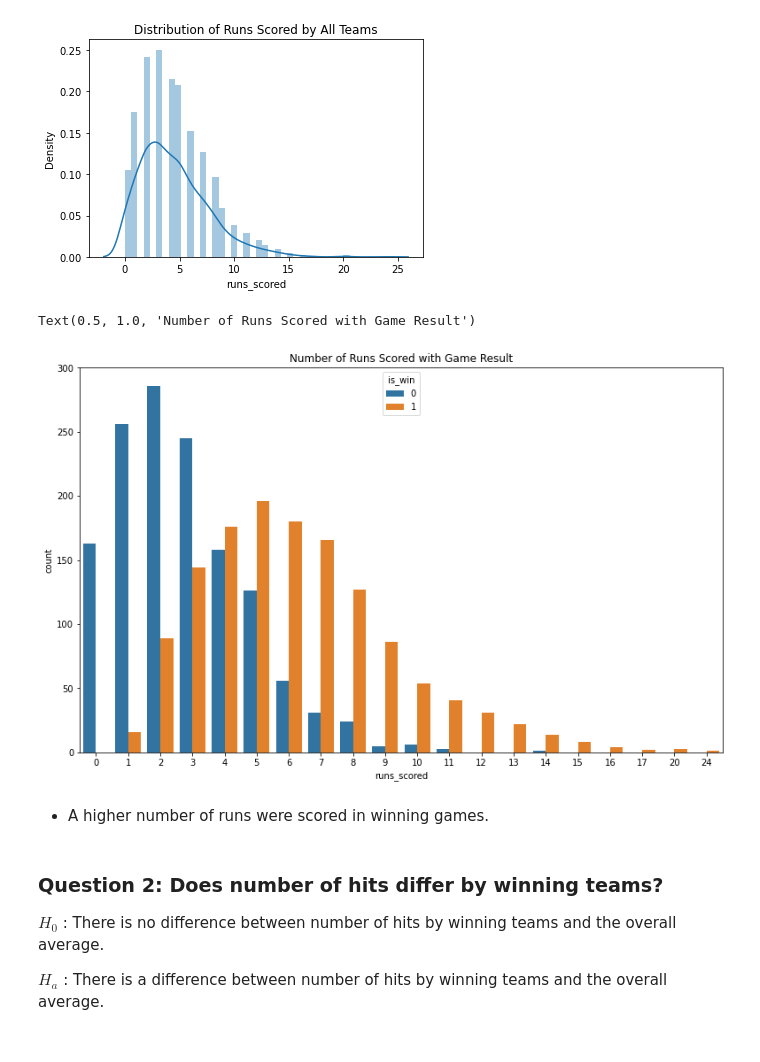
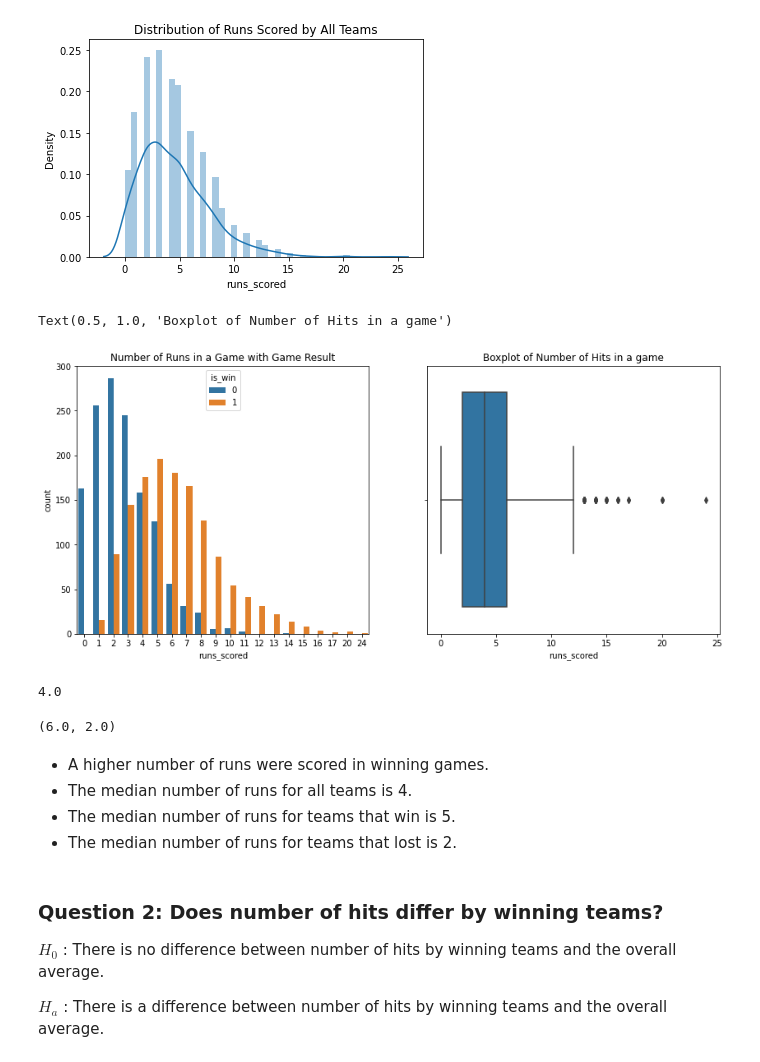
Before and after one commit to veronica-f-reyes/individual-project, a Jupyter notebook: Final_Baseball_Project_Notebook.ipynb, the cells around one changed output. Drawn from its saved outputs; the diff is of its cells as text; code cells hidden in the pictures.

```diff
--- a/Final_Baseball_Project_Notebook.ipynb
+++ b/Final_Baseball_Project_Notebook.ipynb
@@ -740,14 +810,30 @@ plt.title('Distribution of Runs Scored by All Teams')
 Text(0.5, 1.0, 'Distribution of Runs Scored by All Teams')
 [figure]
 # %%
-f, ax = plt.subplots(figsize=(13, 8))
-ax = sns.countplot(x="runs_scored", hue='is_win',data=train)
-plt.title ("Number of Runs Scored with Game Result")
+f, axes = plt.subplots(1, 2,figsize=(14, 6))
+sns.countplot(x="runs_scored", hue='is_win',data=train , ax=axes[0])
+axes[0].set_title('Number of Runs in a Game with Game Result')
+
+sns.boxplot(x=train["runs_scored"] , ax=axes[1])
+axes[1].set_title('Boxplot of Number of Hits in a game')
 # %% [output]
-Text(0.5, 1.0, 'Number of Runs Scored with Game Result')
+Text(0.5, 1.0, 'Boxplot of Number of Hits in a game')
-[figure, old version]
+[figure, new version]
+# %%
+train.runs_scored.median()
+# %% [output]
+4.0
+# %%
+wins = train[train['is_win'] == 1]
+lost = train[train['is_win'] == 0]
+wins.runs_scored.median(), lost.runs_scored.median()
+# %% [output]
+(6.0, 2.0)
 # %% [markdown]
-* A higher number of runs were scored in winning games.
+-  A higher number of runs were scored in winning games.
+- The median number of runs for all teams is 4.
+- The median number of runs for teams that win is 5.
+- The median number of runs for teams that lost is 2.
 # %% [markdown]
 ### Question 2: Does number of hits differ by winning teams?
 
```
Also changed, not shown: parts of 39 cells of this notebook, 2 other files.
